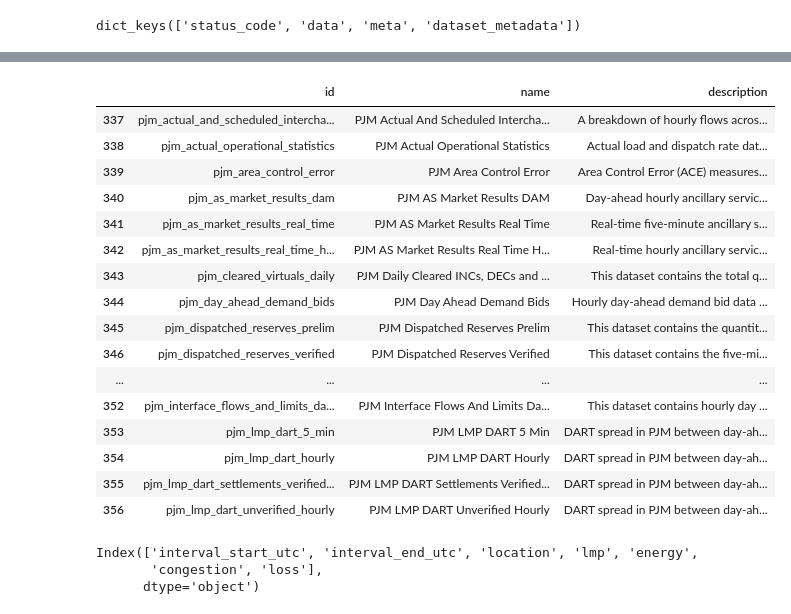
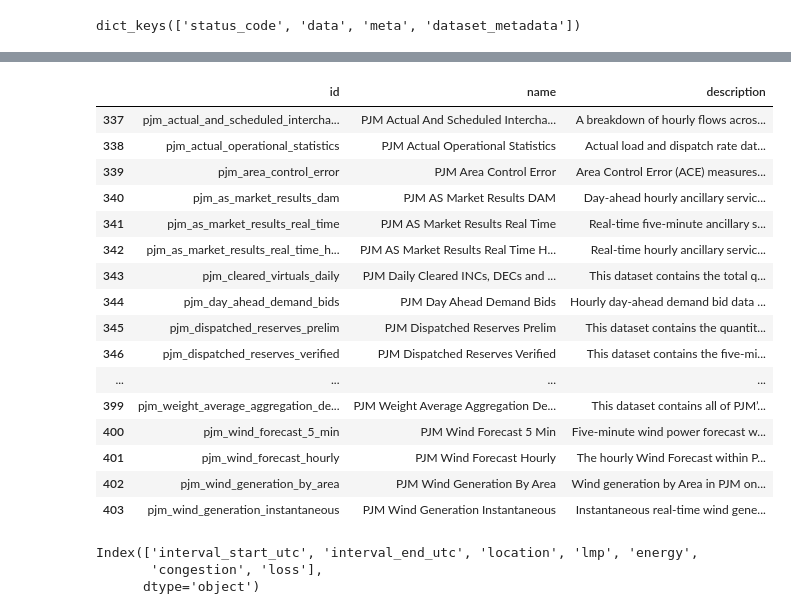
Before and after one commit to Aaron-Padilla/SolarCoders-MITPolicyHackathon25, a Jupyter notebook: Notebook1_Nima.ipynb, the cells around one changed output, grey strips where cells are left out. Cells and saved outputs as stored; diff of their text form; code cells hidden in the pictures.

Commit message:
LMP dataset

```diff
--- a/Notebook1_Nima.ipynb
+++ b/Notebook1_Nima.ipynb
@@ -49,6 +49,7 @@ Requirement already satisfied: six>=1.5 in /opt/anaconda3/lib/python3.13/site-pa
 dict_keys(['status_code', 'data', 'meta', 'dataset_metadata'])
 # %%
 pd.set_option('display.max_columns', None)
+pd.set_option('display.max_rows', None)
 df = pd.DataFrame(data["data"])
 df.head()
 # %% [output]
@@ -60,22 +61,22 @@ df.head()
 | 4 | aeso_load_forecast | AESO Load Forecast | Forecasted and calculated total A... | 1999-12-31T14:00:00+00:00 | 2025-11-22T14:00:00+00:00 | aeso | ... |
 # %%
 df_pjm = df[df["source"] == "pjm"]
-df_pjm[["id", "name", "description"]].head(20)
+df_pjm[["id", "name", "description"]]
 # %% [output]
 |  | id | name | description |
 | 337 | pjm_actual_and_scheduled_intercha... | PJM Actual And Scheduled Intercha... | A breakdown of hourly flows acros... |
 | 338 | pjm_actual_operational_statistics | PJM Actual Operational Statistics | Actual load and dispatch rate dat... |
 | 339 | pjm_area_control_error | PJM Area Control Error | Area Control Error (ACE) measures... |
 | 340 | pjm_as_market_results_dam | PJM AS Market Results DAM | Day-ahead hourly ancillary servic... |
 | 341 | pjm_as_market_results_real_time | PJM AS Market Results Real Time | Real-time five-minute ancillary s... |
 | 342 | pjm_as_market_results_real_time_h... | PJM AS Market Results Real Time H... | Real-time hourly ancillary servic... |
 | 343 | pjm_cleared_virtuals_daily | PJM Daily Cleared INCs, DECs and ... | This dataset contains the total q... |
 | 344 | pjm_day_ahead_demand_bids | PJM Day Ahead Demand Bids | Hourly day-ahead demand bid data ... |
 | 345 | pjm_dispatched_reserves_prelim | PJM Dispatched Reserves Prelim | This dataset contains the quantit... |
 | 346 | pjm_dispatched_reserves_verified | PJM Dispatched Reserves Verified | This dataset contains the five-mi... |
 | ... | ... | ... | ... |
-| 352 | pjm_interface_flows_and_limits_da... | PJM Interface Flows And Limits Da... | This dataset contains hourly day ... |
-| 353 | pjm_lmp_dart_5_min | PJM LMP DART 5 Min | DART spread in PJM between day-ah... |
-| 354 | pjm_lmp_dart_hourly | PJM LMP DART Hourly | DART spread in PJM between day-ah... |
-| 355 | pjm_lmp_dart_settlements_verified... | PJM LMP DART Settlements Verified... | DART spread in PJM between day-ah... |
-| 356 | pjm_lmp_dart_unverified_hourly | PJM LMP DART Unverified Hourly | DART spread in PJM between day-ah... |
+| 399 | pjm_weight_average_aggregation_de... | PJM Weight Average Aggregation De... | This dataset contains all of PJM’... |
+| 400 | pjm_wind_forecast_5_min | PJM Wind Forecast 5 Min | Five-minute wind power forecast w... |
+| 401 | pjm_wind_forecast_hourly | PJM Wind Forecast Hourly | The hourly Wind Forecast within P... |
+| 402 | pjm_wind_generation_by_area | PJM Wind Generation By Area | Wind generation by Area in PJM on... |
+| 403 | pjm_wind_generation_instantaneous | PJM Wind Generation Instantaneous | Instantaneous real-time wind gene... |
```
Also changed, not shown: parts of 10 cells of this notebook, 1 other file.
